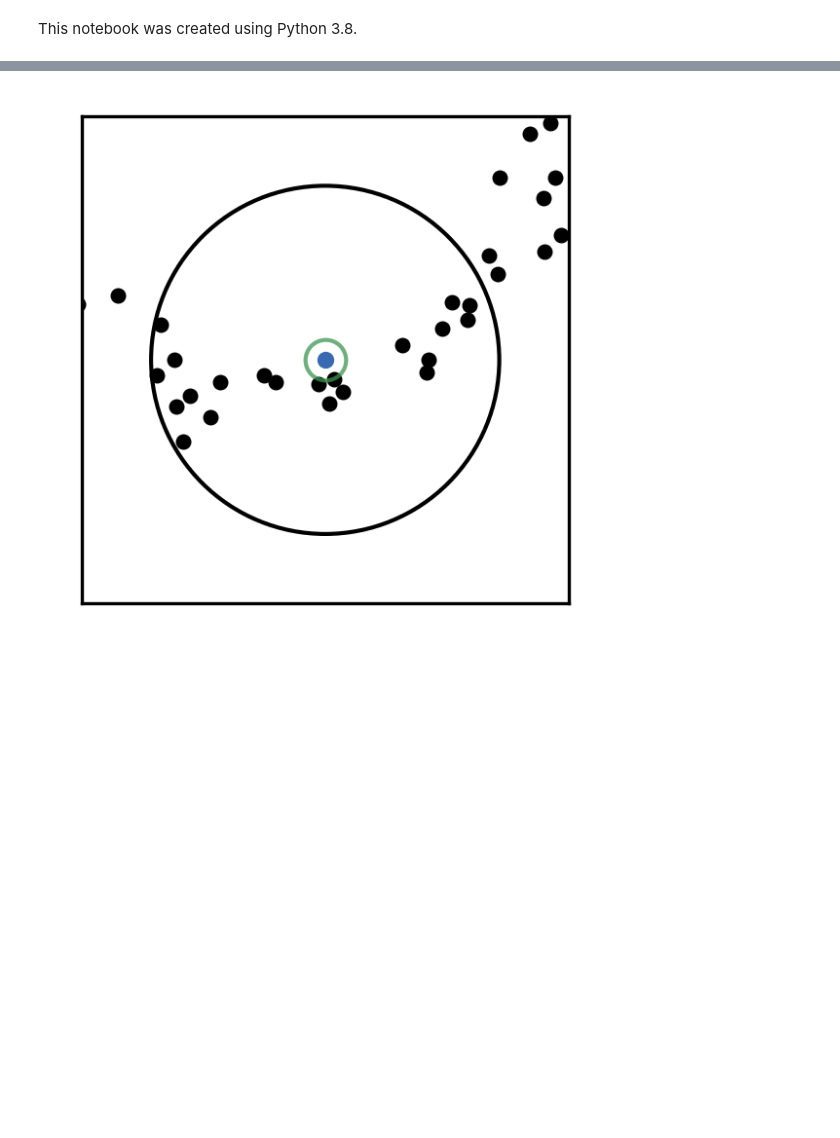
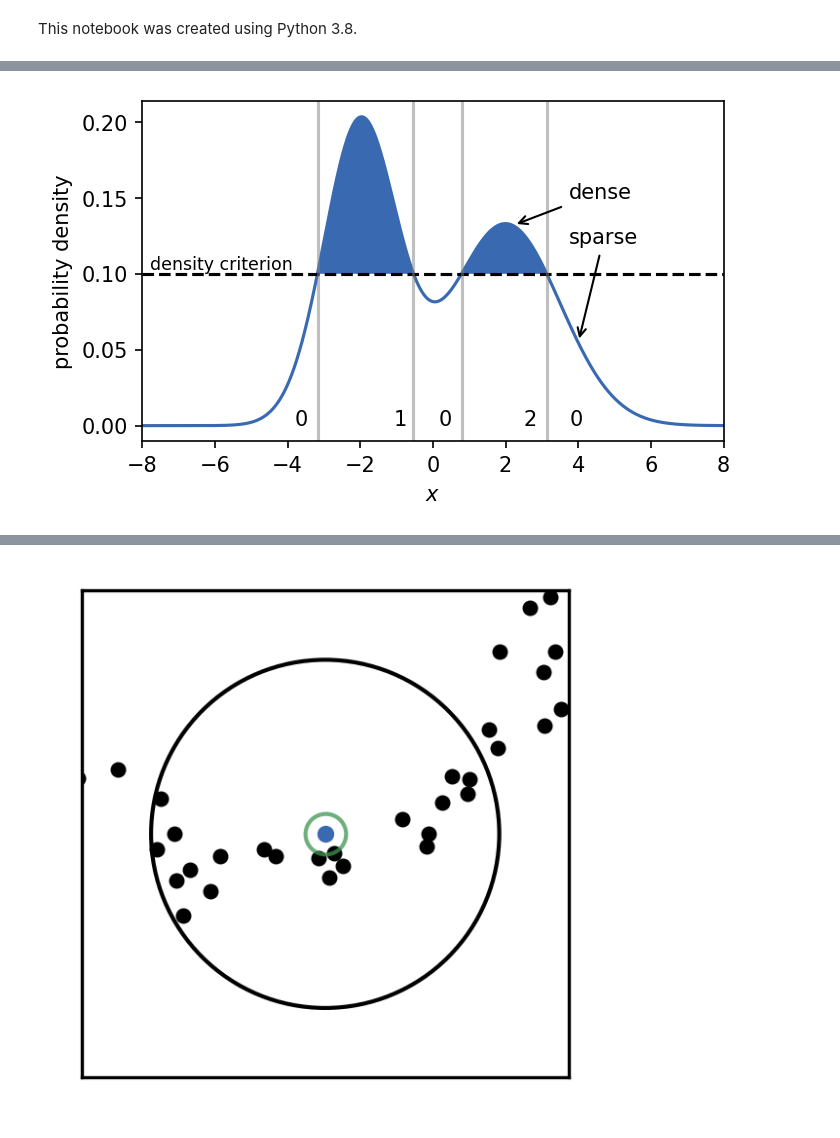
Before and after one commit to janjoswig/CommonNNClustering, a Jupyter notebook: docsrc/tutorial/algorithm_explained.ipynb, the cells around one changed output, grey strips where cells are left out. Drawn from its saved outputs; the diff is of its cells as text; code cells hidden in the pictures; blank space fills up the shorter version.

```diff
--- a/docsrc/tutorial/algorithm_explained.ipynb
+++ b/docsrc/tutorial/algorithm_explained.ipynb
@@ -87,3 +107,0 @@ plt.show()
-# %%
-def determine_cuts(a, cutoff):
-    cut
@@ -119,8 +107,0 @@ from itertools import cycle, islice
-# %%
-from matplotlib import cm
-from pylab import rcParams
-rcParams['figure.figsize'] = 6.50128*0.5, 6.50128*0.5*0.618*1.1
-dpi = 300
-rcParams['figure.dpi'] =  dpi
-rcParams['font.family'] = 'sans-serif'
-rcParams['font.sans-serif'] = 'Latin Modern Sans'
@@ -323,0 +111,50 @@ def plt_iteration(p, q=None, nn=None, cnn=None,
+# %%
+density_criterion = 0.1
+
+xlimit = (-8, 8)
+x = np.linspace(*xlimit, 1001)
+pdf = multigauss(x, sigma=[1, 1.5], mu=[-2, 2])
+cuts = determine_cuts(x, pdf, density_criterion)
+density_criterion_ = np.full_like(x, density_criterion)
+dense = np.maximum(pdf, density_criterion_)
+
+fig, ax = plt.subplots()
+ax.plot(x, pdf)
+ax.plot(x, density_criterion_, linestyle="--", color="k")
+ax.fill_between(x, density_criterion_, dense)
+for cut in cuts:
+    ax.axvline(cut, color="gray", alpha=0.5)
+
+ax.annotate(
+    "density criterion", (xlimit[0] * 0.975, density_criterion * 1.03),
+    fontsize="small"
+)
+
+ax.annotate("0", (cuts[0] * 1.2, 0))
+ax.annotate("1", (cuts[1] * 2, 0))
+ax.annotate("0", (cuts[2] * 0.2, 0))
+ax.annotate("2", (cuts[3] * 0.8, 0))
+ax.annotate("0", (cuts[3] * 1.2, 0))
+
+ax.annotate(
+    "dense",
+    xy=(2.2, multigauss(2.2, sigma=[1, 1.5], mu=[-2, 2])),
+    xytext=(cuts[3] * 1.2, density_criterion * 1.5),
+    arrowprops={"arrowstyle": "->"}
+)
+
+ax.annotate(
+    "sparse",
+    xy=(4, multigauss(4., sigma=[1, 1.5], mu=[-2, 2])),
+    xytext=(cuts[3] * 1.2, density_criterion * 1.2),
+    arrowprops={"arrowstyle": "->"}
+)
+
+ax.set(**{
+    "xlim": xlimit,
+    "xlabel": "$x$",
+    "ylabel": "probability density"
+})
+plt.show()
+# %% [output]
+[figure, added]
```
Also changed, not shown: parts of 66 cells of this notebook.
